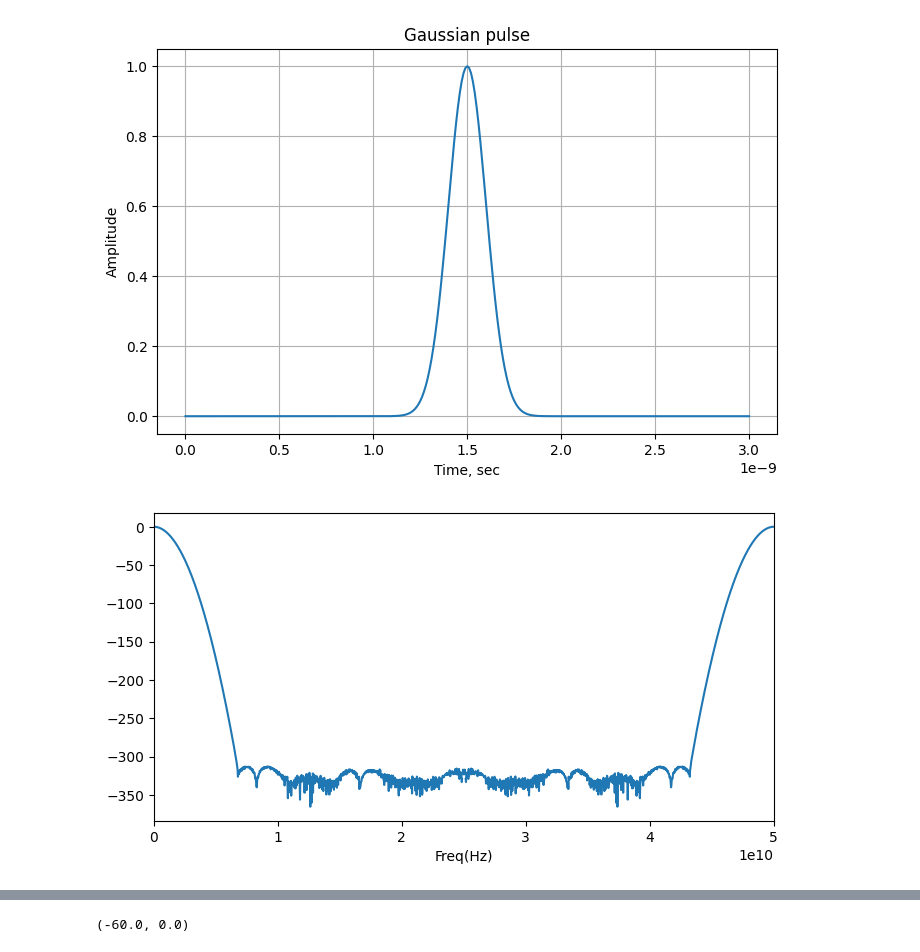
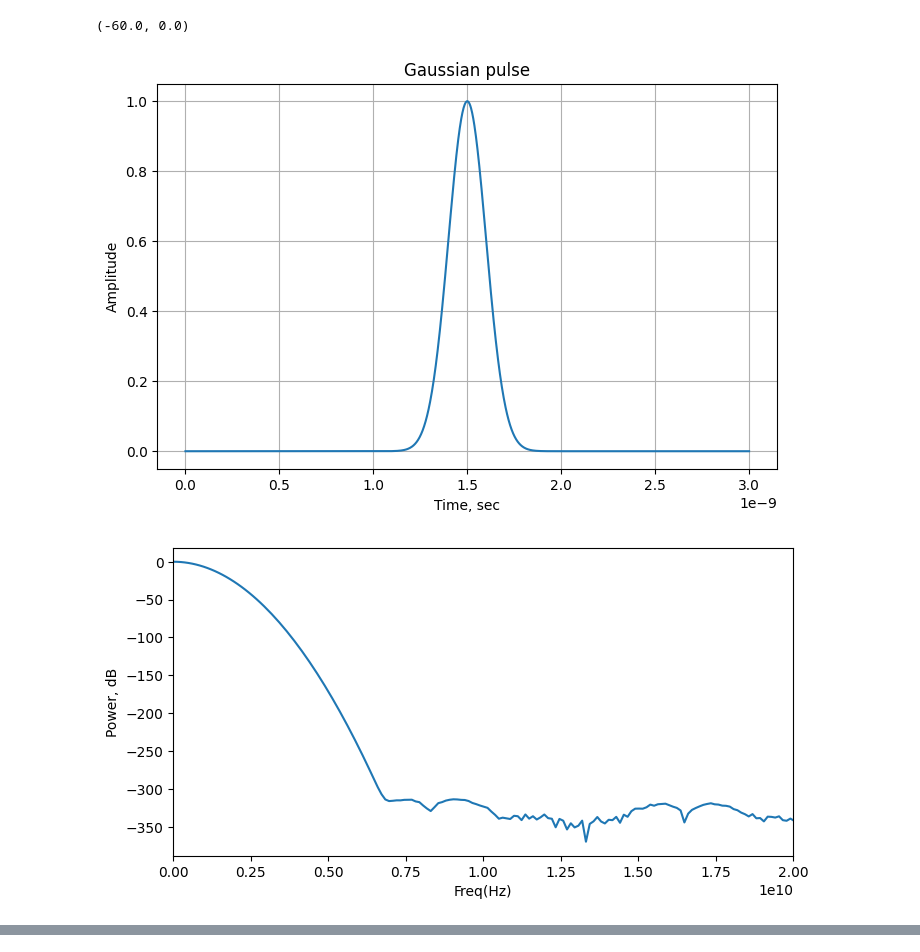
Before and after one commit to liveinscarlet/Chaotic-UWB-modulation, a Jupyter notebook: TestExperiment.ipynb, the cells around one changed output, grey strips where cells are left out. Drawn from its saved outputs; the diff is of its cells as text; code cells hidden in the pictures.

```diff
--- a/TestExperiment.ipynb
+++ b/TestExperiment.ipynb
@@ -2,16 +2,18 @@
 import numpy as np
 from numpy import log10
 import matplotlib.pyplot as plt
-from scipy.fftpack import fft, fftshift
+from scipy.fftpack import fft, fftshift, ifftshift
 from scipy.integrate import odeint
 %matplotlib inline
 
-#Задание гауссовского сигнала
-sampling_rate=10**11
+#Константы и массивы
+sampling_rate=5*10**11
 sampling_time = 1/sampling_rate
 N = 2048
 time = np.arange (0, 3*10**(-9), sampling_time)
 freq=np.linspace(0, sampling_rate/2, 2048)
+
+#Задание гауссовского импульса
 Gaussian_pulse = np.e**(-5*10**(19)*(time-1.5*10**(-9))**2)
 
 #График гауссовского импульса
@@ -28,15 +30,22 @@ spectr_Gauss = 20*log10(np.abs(GaussFFT)/max(GaussFFT))
 plt.figure(figsize=(8,4))
 plt.plot(freq, spectr_Gauss)
 plt.xlabel(u"Freq(Hz)")
+plt.ylabel('Power, dB');
 plt.subplots_adjust(hspace=0.4)
-plt.xlim(0, sampling_rate/2)
+plt.xlim(0, 2*10**10)
 
 #Периодический сигнал, модулированный СКИ
-sin=np.sin(10**11*time)
+sin=np.sin(5*10**10*time)
 UWB_tip=sin*Gaussian_pulse
+
+#Построение графика периодического сигнала
 fig6=plt.figure(figsize=(8, 5))
 plt.plot(time, sin*Gaussian_pulse)
 plt.grid(True)
+plt.xlabel ('Time, sec')
+plt.ylabel ('Amp, V')
+
+#Построение спектра UWB-сигнала
 FFT_UWB=(fft(UWB_tip, N))
 spectr_UWB=20*log10(abs(FFT_UWB)/max(abs((FFT_UWB))))
 
@@ -51,7 +60,7 @@ x0, y0, z0 = 1, 1, 1  # Начальные условия
 g, m = 0.17, 1.567  # Параметры системы
 
 # ДУ системы
-t=np.linspace (0, 400, 301)
+t=np.linspace (0, 200, 1501)
 def Anishenko_Astahov(xyz, t):
     x, y, z, = xyz
     dx_dt = m * x + y - x * z
@@ -68,34 +77,43 @@ t=time
 fig = plt.figure(figsize=(8, 5))
 plt.plot(time,x*Gaussian_pulse)
 plt.grid(True)
+plt.xlabel ('Time, sec')
+plt.ylabel ('Amplitude, V')
 
 def rect_wave (x, c, c0): # Прямоугольная волна с начальной точкой c0 и шириной c
      if x>=(c+c0):
           r=0.0
      elif x<c0:
           r=0.0
      else:
           r=1
      return r
 
 straight=np.array([rect_wave(t,0.8*10**(-9),1.1*10**(-9)) for t in time])
+
+#Построение графика прямохаотического импульса
 fig5 = plt.figure(figsize=(8, 5))
 plt.plot(time,straight*x)
-plt.show()
+plt.grid ('True');
+plt.xlabel ('time, sec')
+plt.ylabel ('Amp, V')
 
+#Построение спектров
 spectr_Chaos=(abs((fft(x*Gaussian_pulse, N))))
 spectr_Chaos_clean = (abs((fft(x, N))))
 spectr_Chaos_straight = (abs((fft(x*straight, N))))
 
+#График спектров UWB-сигнала и спектров с хаосом
 fig3 = plt.figure(figsize=(8, 5))
 plt.plot(freq, 20*np.log10(spectr_Chaos/max(spectr_Chaos)), label='Хаос и импульс')
 plt.plot(freq,spectr_UWB, label='Синус')
 plt.plot(freq, 20*np.log10(spectr_Chaos_clean/max(spectr_Chaos_clean)), label='Чистый хаос')
 plt.plot(freq, 20*np.log10(spectr_Chaos_straight/max(spectr_Chaos_straight)), label='Прямохаотический импульс')
 plt.grid(True)
 plt.legend()
 plt.xlim(0, 1.5*10**(10))
 plt.ylim (-60, 0)
 # %% [output]
+(-60.0, 0.0)
 [figure]
-[figure, old version]
+[figure, new version]
@@ -106 +123,0 @@ plt.ylim (-60, 0)
-(-60.0, 0.0)
```
Also changed, not shown: parts of 1 cell of this notebook.
